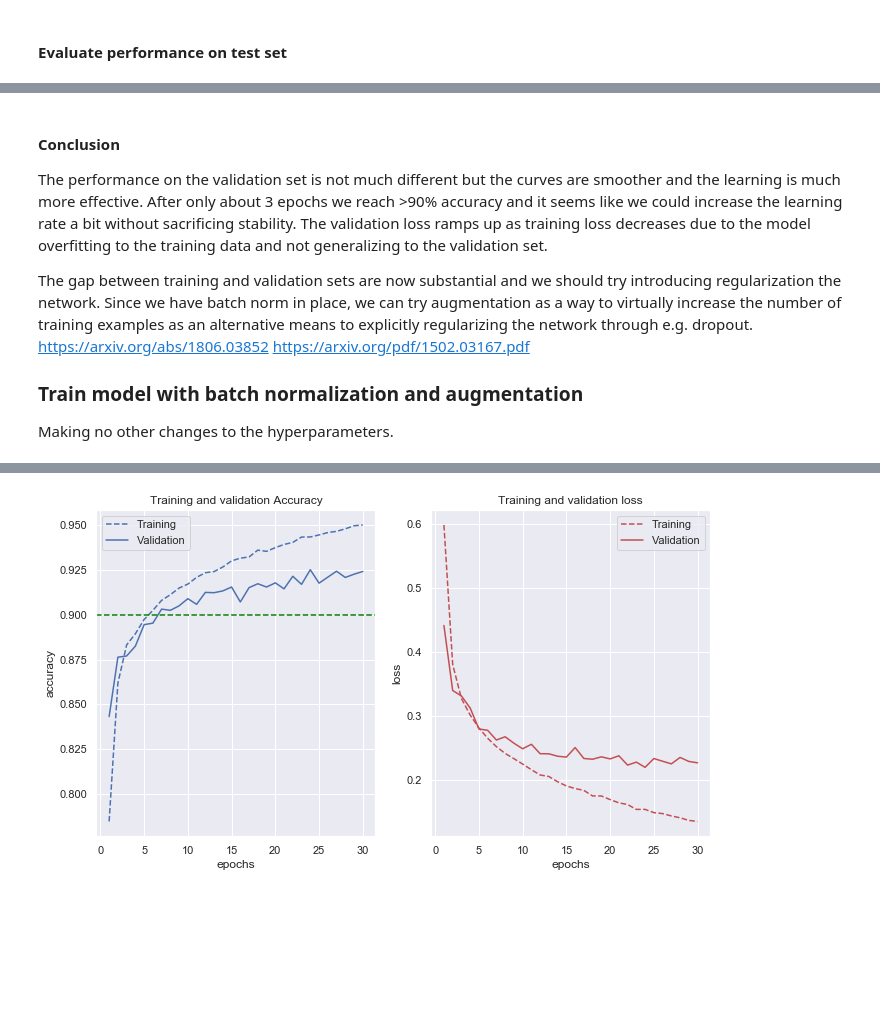
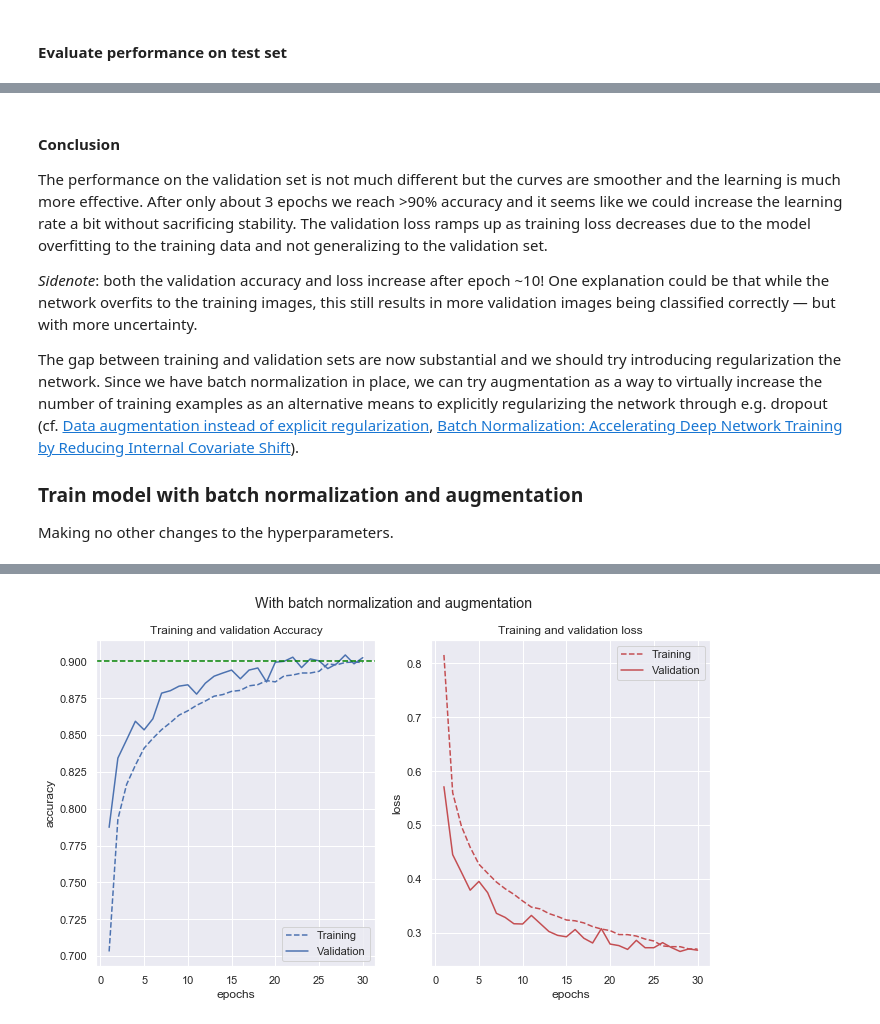
Before and after one commit to lemonad/deep-learning-ht19-lab1, a Jupyter notebook: lab1-fashion-mnist.ipynb, the cells around one changed output, grey strips where cells are left out. Cells and saved outputs as stored; diff of their text form; code cells hidden in the pictures; blank space fills up the shorter version.

```diff
--- a/lab1-fashion-mnist.ipynb
+++ b/lab1-fashion-mnist.ipynb
@@ -208,2 +210,42 @@ class Config:
+# %%
+class Config:
+    """Configuration/default configuration for a network."""
+    def __init__(
+        self,
+        learning_rate=1e-4,
+        epochs=15,
+        batch_size=32,
+        seed=42,
+        batch_norm=False,
+        auto_reduce_learning_rate=True,
+        dropout1=0.0,
+        dropout2=0.0,
+        dense_layer_size=128,
+        augment_hflip=False,
+        augment_vflip=False,
+        augment_rotation=False,
+        augment_shift=False,
+        augment_shear=False,
+        augment_zoom=False,
+        model_path="fashion-mnist-model.h5",
+        freeze_before_block=None
+    ):
+        self.learning_rate = learning_rate
+        self.epochs = epochs
+        self.batch_size = batch_size
+        self.seed = seed
+        self.batch_norm = batch_norm
+        self.dropout1 = dropout1
+        self.dropout2 = dropout2
+        self.dense_layer_size = dense_layer_size
+        self.augment_hflip = augment_hflip
+        self.augment_vflip = augment_vflip
+        self.augment_rotation = augment_rotation
+        self.augment_shift = augment_shift
+        self.augment_shear = augment_shear
+        self.augment_zoom = augment_zoom
+        self.model_path=model_path
+        self.auto_reduce_learning_rate=auto_reduce_learning_rate
+        self.freeze_before_block=freeze_before_block
 # %%
 def train(config, X, y, X_val, y_val, custom_model=None):
@@ -303,6 +376,7 @@ def train(config, X, y, X_val, y_val, custom_model=None):
     return model, history
 # %%
 def plot_results(history, title=None):
+    """Plot training loss and accuracy."""
     acc = history.history["sparse_categorical_accuracy"]
     val_acc = history.history["val_sparse_categorical_accuracy"]
     loss = history.history["loss"]
@@ -454,8 +556,9 @@ Performance on test set for the "best" model seen during training:
 #### Conclusion
 The performance on the validation set is not much different but the curves are smoother and the learning is much more effective. After only about 3 epochs we reach >90% accuracy and it seems like we could increase the learning rate a bit without sacrificing stability. The validation loss ramps up as training loss decreases due to the model overfitting to the training data and not generalizing to the validation set.
 
-The gap between training and validation sets are now substantial and we should try introducing regularization the network. Since we have batch norm in place, we can try augmentation as a way to virtually increase the number of training examples as an alternative means to explicitly regularizing the network through e.g. dropout. <https://arxiv.org/abs/1806.03852>
-<https://arxiv.org/pdf/1502.03167.pdf>
+_Sidenote_: both the validation accuracy and loss increase after epoch ~10! One explanation could be that while the network overfits to the training images, this still results in more validation images being classified correctly — but with more uncertainty.
+
+The gap between training and validation sets are now substantial and we should try introducing regularization the network. Since we have batch normalization in place, we can try augmentation as a way to virtually increase the number of training examples as an alternative means to explicitly regularizing the network through e.g. dropout (cf. [Data augmentation instead of explicit regularization](https://arxiv.org/abs/1806.03852), [Batch Normalization: Accelerating Deep Network Training by Reducing Internal Covariate Shift](https://arxiv.org/pdf/1502.03167.pdf)).
 
 ### Train model with batch normalization and augmentation
 Making no other changes to the hyperparameters.
@@ -468,6 +571,8 @@ config = Config(
     batch_norm=True,
     augment_hflip=True,
     augment_zoom=0.1,
+    augment_rotation=10,
+    augment_shift=0.1,
     model_path=augm_model_path
 )
 np.random.seed(config.seed)
@@ -500,4 +605,4 @@ Best loss: 0.134845 (trn, epoch 29), 0.219473 (val, epoch 23)
-[figure, old version]
+[figure, new version]
 # %%
 evaluate(augm_model_path, test_images, test_labels)
 # %% [output]
```
Also changed, not shown: parts of 43 cells of this notebook, 2 other files.
